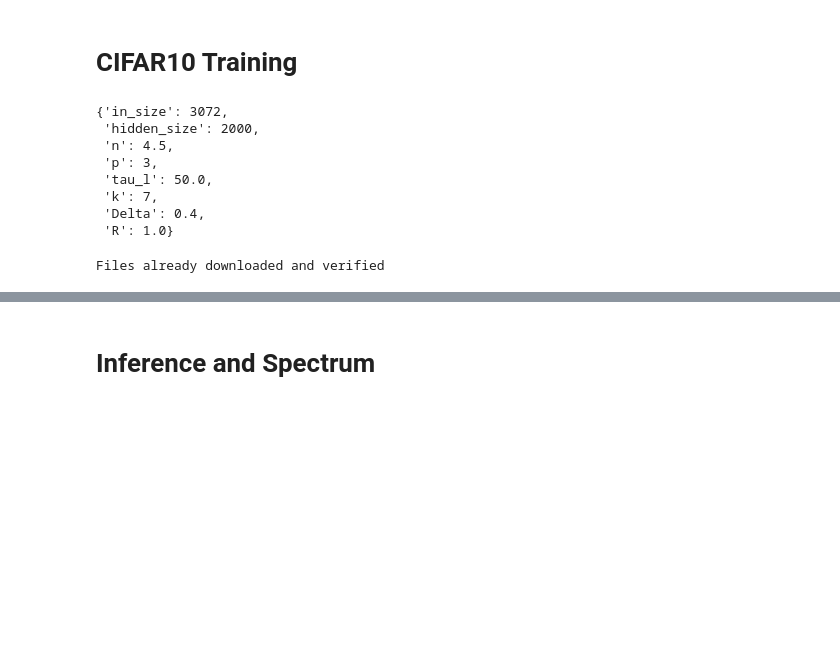
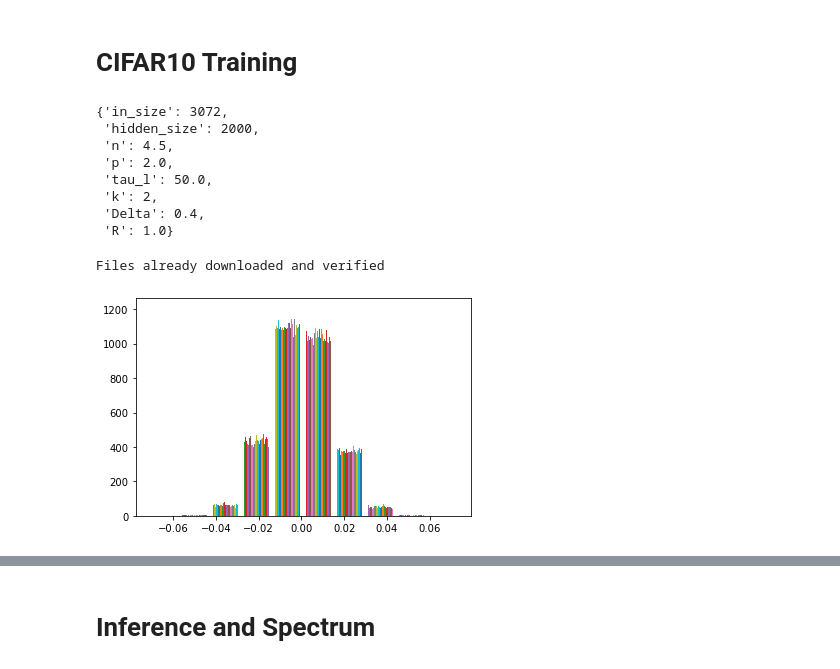
Before and after one commit to holzhauk/LocalLearning, a Jupyter notebook: notebooks/CIFAR10.ipynb, the cells around one changed output, grey strips where cells are left out. Saved outputs shown, nothing was run; the diff lists cells and outputs as text; code cells hidden in the pictures; blank space fills up the shorter version.

Commit message:
debugged LocalLearningModels such that they match the Krotov and Hopfield implementations in their behaviour

```diff
--- a/notebooks/CIFAR10.ipynb
+++ b/notebooks/CIFAR10.ipynb
@@ -14,14 +14,16 @@ from context import LocalLearning
 pSet = LocalLearning.LocalLearningModel.pSet
 pSet["in_size"] = 32**2 * 3 # CIFAR10 consists of 32x32 pixel 3 channel coloured images
 pSet["tau_l"] = 1.0 / 0.02 # learning rate 0.04 leads to nans in model.W
+pSet["p"]=2.0
+pSet["k"]=2
 pSet
 # %% [output]
 {'in_size': 3072,
  'hidden_size': 2000,
  'n': 4.5,
- 'p': 3,
+ 'p': 2.0,
  'tau_l': 50.0,
- 'k': 7,
+ 'k': 2,
  'Delta': 0.4,
  'R': 1.0}
 # %%
@@ -29,4 +31,8 @@ if torch.cuda.is_available():
     device = torch.device('cuda')
 else:
     device = torch.device('cpu')
+# %%
+llmodel = LocalLearning.LocalLearningModel(pSet)
+llmodel.to(device)
+llmodel.train()
 # %%
@@ -51,0 +48,9 @@ LocalLearning.train_unsupervised(dataloader_train, model, device, no_epochs=NO_E
+# %%
+from matplotlib import pyplot as plt
+import numpy as np
+
+plt.figure()
+plt.hist(list(llmodel.parameters())[0].data.cpu().detach().numpy())
+plt.show()
+# %% [output]
+[figure, added]
```
Also changed, not shown: parts of 44 cells of this notebook, 14 other files.
